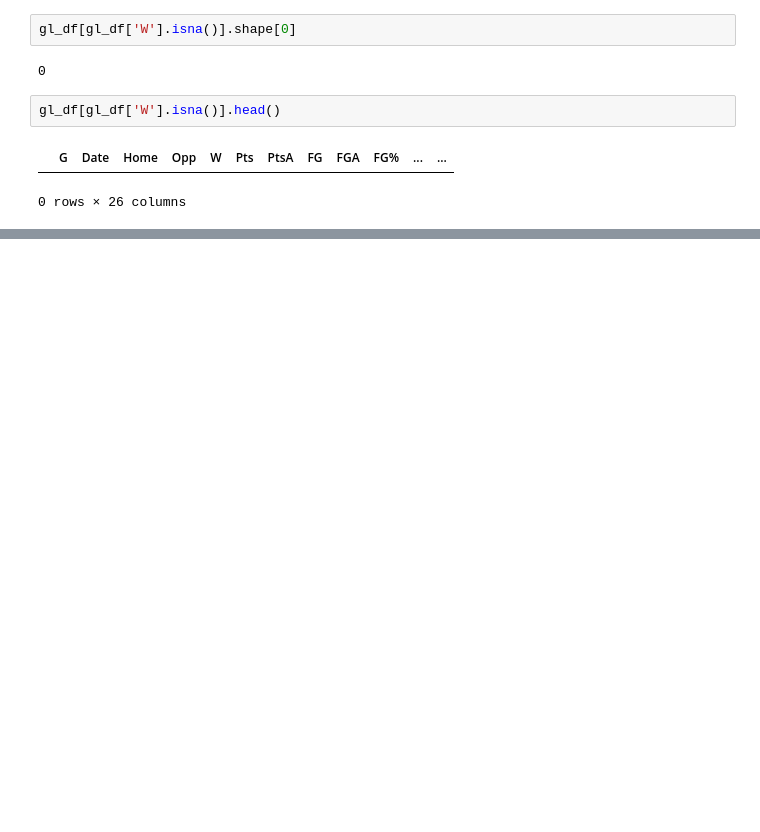
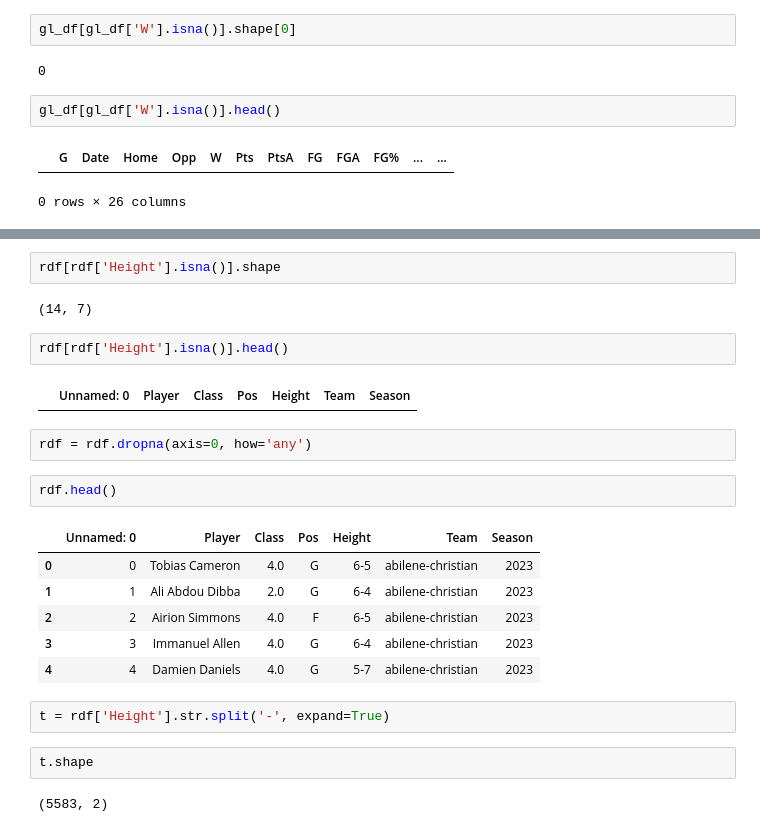
Before and after one commit to scostello28/bracket_buster_v2.0, a Jupyter notebook: notebooks/bracket_buster_testing.ipynb, the cells around one changed output, grey strips where cells are left out. Drawn from its saved outputs; the diff is of its cells as text; blank space fills up the shorter version.

```diff
--- a/notebooks/bracket_buster_testing.ipynb
+++ b/notebooks/bracket_buster_testing.ipynb
@@ -204,0 +256,25 @@ memory usage: 2.2+ MB
+# %%
+rdf[rdf['Height'].isna()].shape
+# %% [output]
+(14, 7)
+# %%
+rdf[rdf['Height'].isna()].head()
+# %% [output]
+|  | Unnamed: 0 | Player | Class | Pos | Height | Team | Season |
+# %%
+rdf = rdf.dropna(axis=0, how='any')
+# %%
+rdf.head()
+# %% [output]
+|  | Unnamed: 0 | Player | Class | Pos | Height | Team | Season |
+| 0 | 0 | Tobias Cameron | 4.0 | G | 6-5 | abilene-christian | 2023 |
+| 1 | 1 | Ali Abdou Dibba | 2.0 | G | 6-4 | abilene-christian | 2023 |
+| 2 | 2 | Airion Simmons | 4.0 | F | 6-5 | abilene-christian | 2023 |
+| 3 | 3 | Immanuel Allen | 4.0 | G | 6-4 | abilene-christian | 2023 |
+| 4 | 4 | Damien Daniels | 4.0 | G | 5-7 | abilene-christian | 2023 |
+# %%
+t = rdf['Height'].str.split('-', expand=True)
+# %%
+t.shape
+# %% [output]
+(5583, 2)
```
Also changed, not shown: parts of 44 cells of this notebook, 3 other files.
